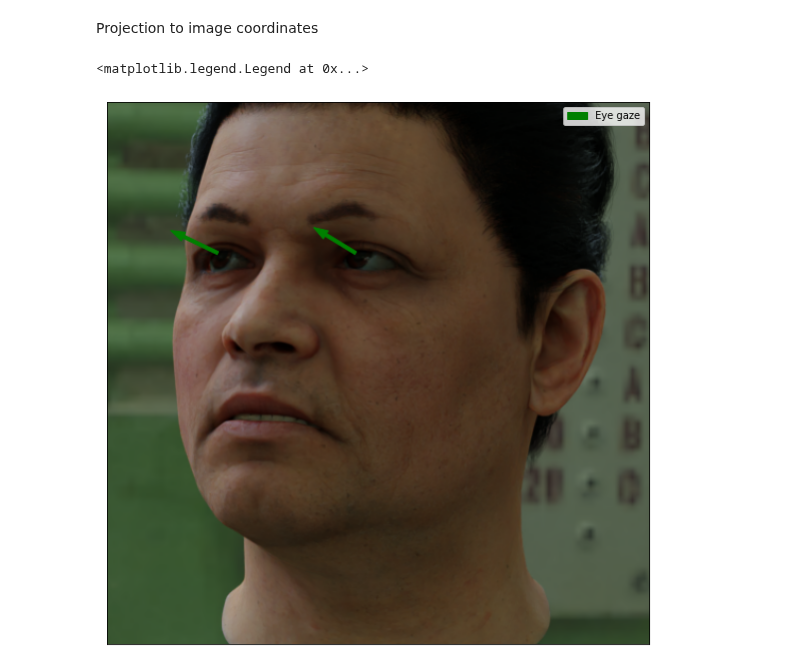
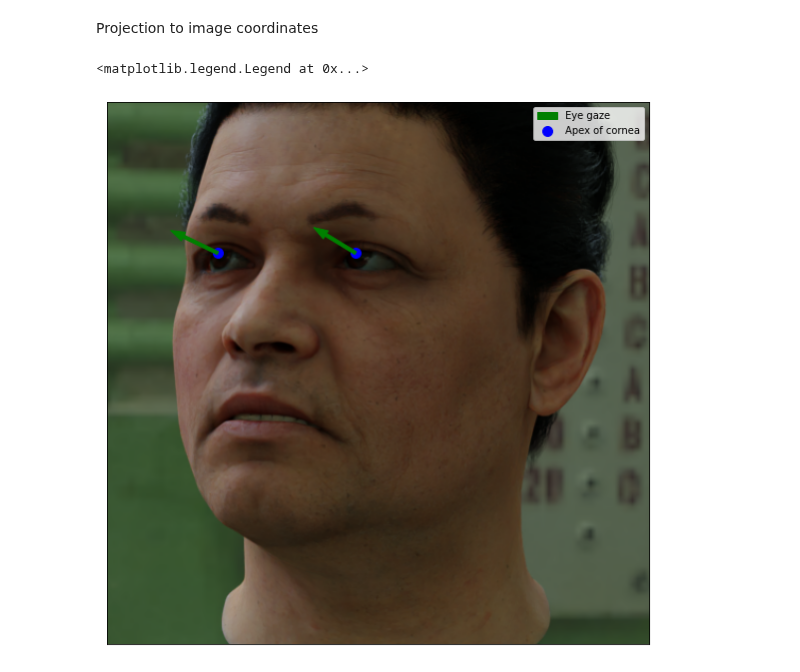
Before and after one commit to DatagenTech/dgutils, a Jupyter notebook: eye_gaze.ipynb, the cells around one changed output. Saved outputs shown, nothing was run; the diff lists cells and outputs as text; code cells hidden in the pictures.

Commit message:
Fixed depth map visualization, added eye apex of cornea point

```diff
--- a/eye_gaze.ipynb
+++ b/eye_gaze.ipynb
@@ -39,11 +40,12 @@ gaze_right_img = world_to_img(arrow_length * gaze_right_world + eye_right_world)
 eye_left_img = world_to_img(eye_left_world)
 eye_right_img = world_to_img(eye_right_world)
 # %%
-# TODO: Add apex_of_cornea
 imshow(dp.rgb_img)
+plt.scatter(*np.flip(dp.apex_of_cornea_point.key_2d.camera.left_eye), color='b', s=100, label='Apex of cornea')
+plt.scatter(*np.flip(dp.apex_of_cornea_point.key_2d.camera.right_eye), color='b', s=100)
 plt.arrow(*eye_left_img, *(gaze_left_img - eye_left_img), color='g', label='Eye gaze', width=3)
 plt.arrow(*eye_right_img, *(gaze_right_img - eye_right_img), color='g', width=3)
 plt.legend()
 # %% [output]
 <matplotlib.legend.Legend at 0x...>
-[figure, old version]
+[figure, new version]
```
Also changed, not shown: parts of 1 cell of this notebook, 1 other file.
